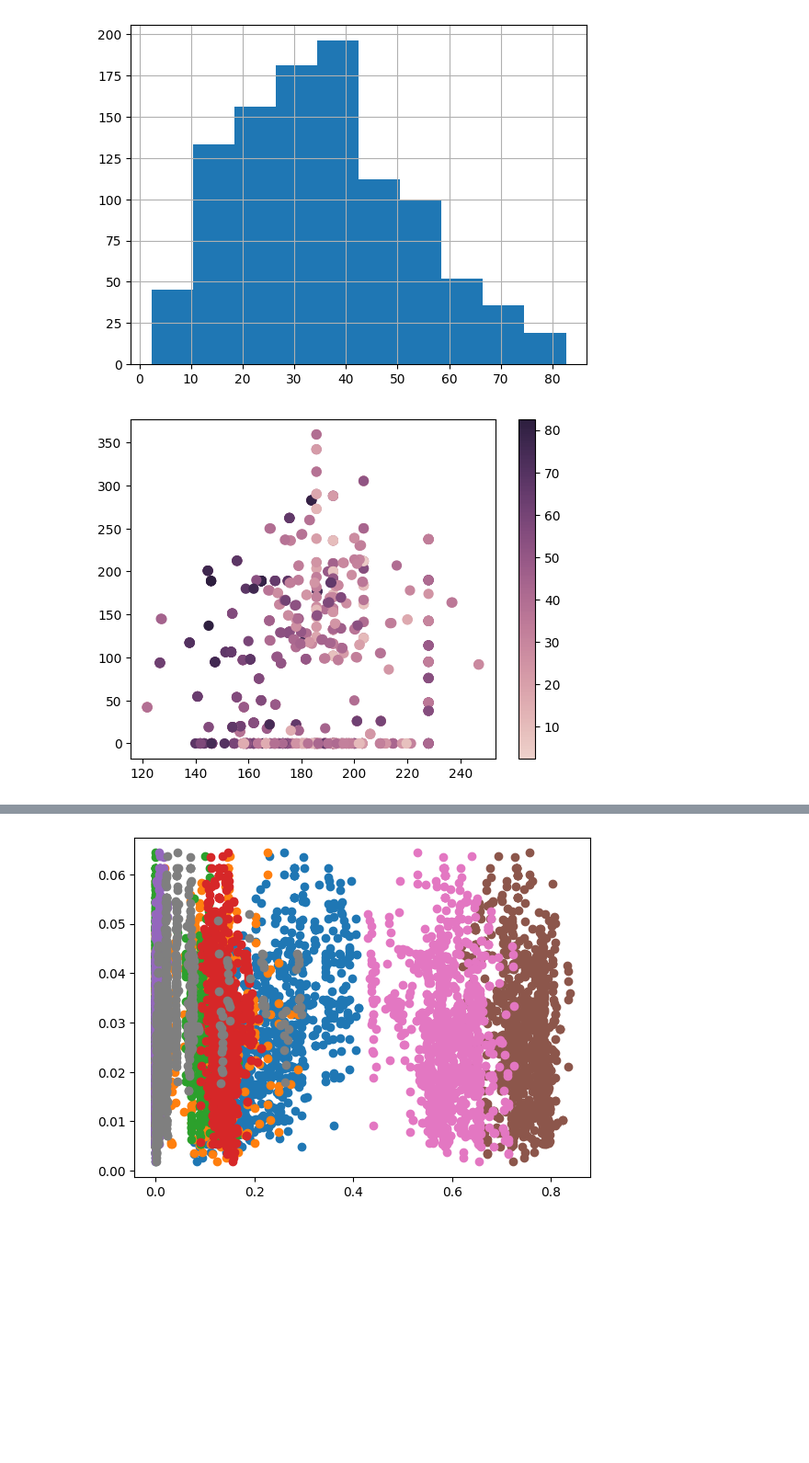
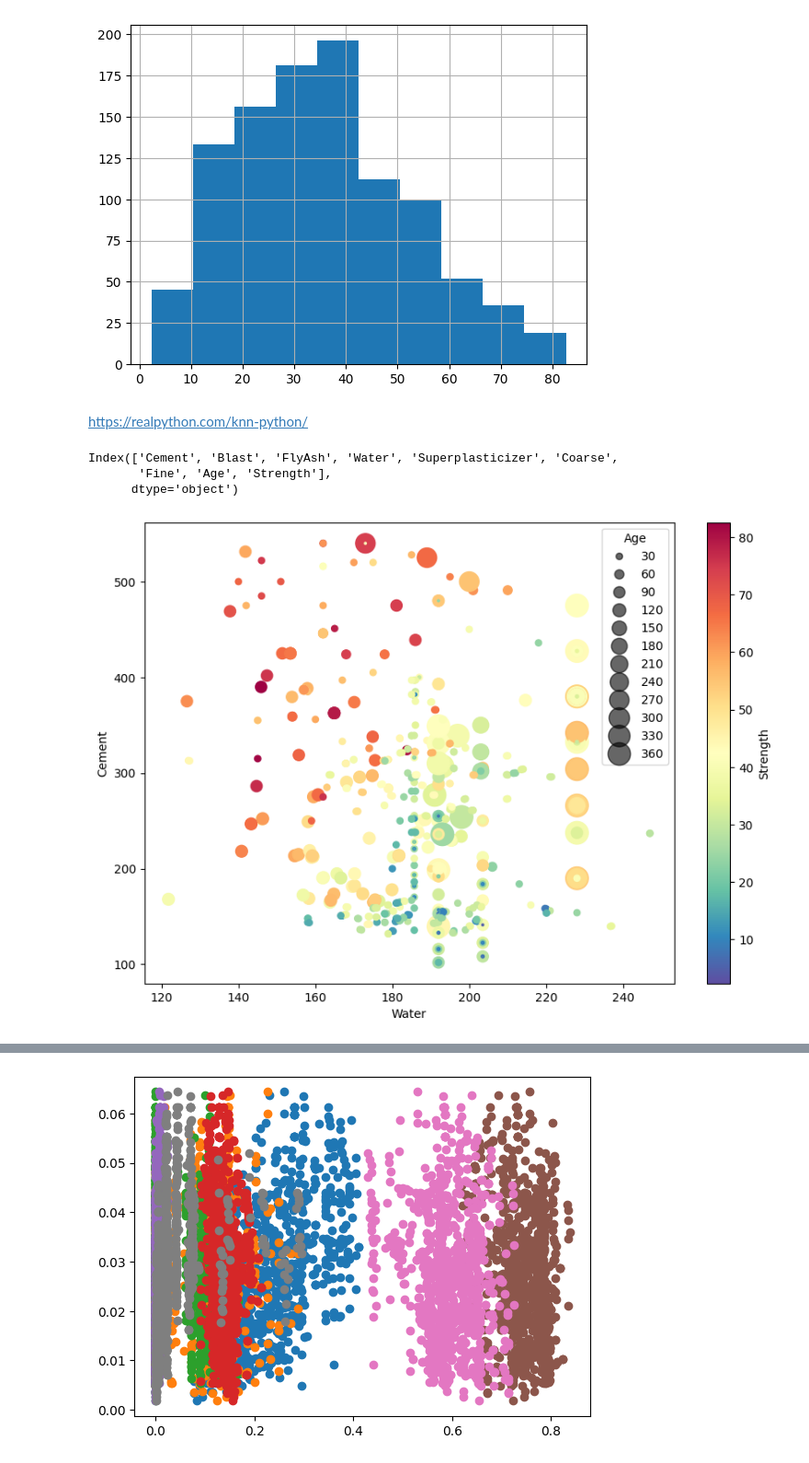
Before and after one commit to TAUforPython/machinelearning, a Jupyter notebook: fuzzy_k_nearest.ipynb, the cells around one changed output, grey strips where cells are left out. Shown at 92% size. Saved outputs shown, nothing was run; the diff lists cells and outputs as text; code cells hidden in the pictures; blank space fills up the shorter version.

```diff
--- a/fuzzy_k_nearest.ipynb
+++ b/fuzzy_k_nearest.ipynb
@@ -172,11 +161,31 @@ data['Strength'].hist(bins = 10)
 [figure]
 # %%
 import seaborn as sns
-# %%
-cmap = sns.cubehelix_palette(as_cmap=True)
-f, ax = plt.subplots()
-points = ax.scatter(data['Water '], data['Blast'], c = data['Strength'], s=50, cmap=cmap)
-f.colorbar(points)
-plt.show()
-# %% [output]
-[figure, removed]
+# %% [markdown]
+https://realpython.com/knn-python/
+# %%
+data.columns
+# %% [output]
+Index(['Cement', 'Blast', 'FlyAsh', 'Water', 'Superplasticizer', 'Coarse',
+       'Fine', 'Age', 'Strength'],
+      dtype='object')
+# %%
+#cmap = sns.cubehelix_palette(as_cmap=True)
+cmap = sns.color_palette("Spectral", as_cmap=True).reversed()
+f, ax = plt.subplots(figsize = (10,7))
+Xaxis = data['Water']
+Yaxis = data['Cement']
+Color = data['Strength']
+Area = data['Age']
+
+points = ax.scatter(Xaxis, Yaxis, Area, Color, cmap=cmap)
+f.colorbar(points, label = data.columns[8])
+plt.xlabel(data.columns[3])
+plt.ylabel(data.columns[0])
+
+handles, labels = points.legend_elements(prop="sizes", alpha=0.6)
+ax.legend(handles, labels, loc="upper right", title=data.columns[7])
+
+plt.show()
+# %% [output]
+[figure, added]
```
Also changed, not shown: parts of 2 cells of this notebook.
